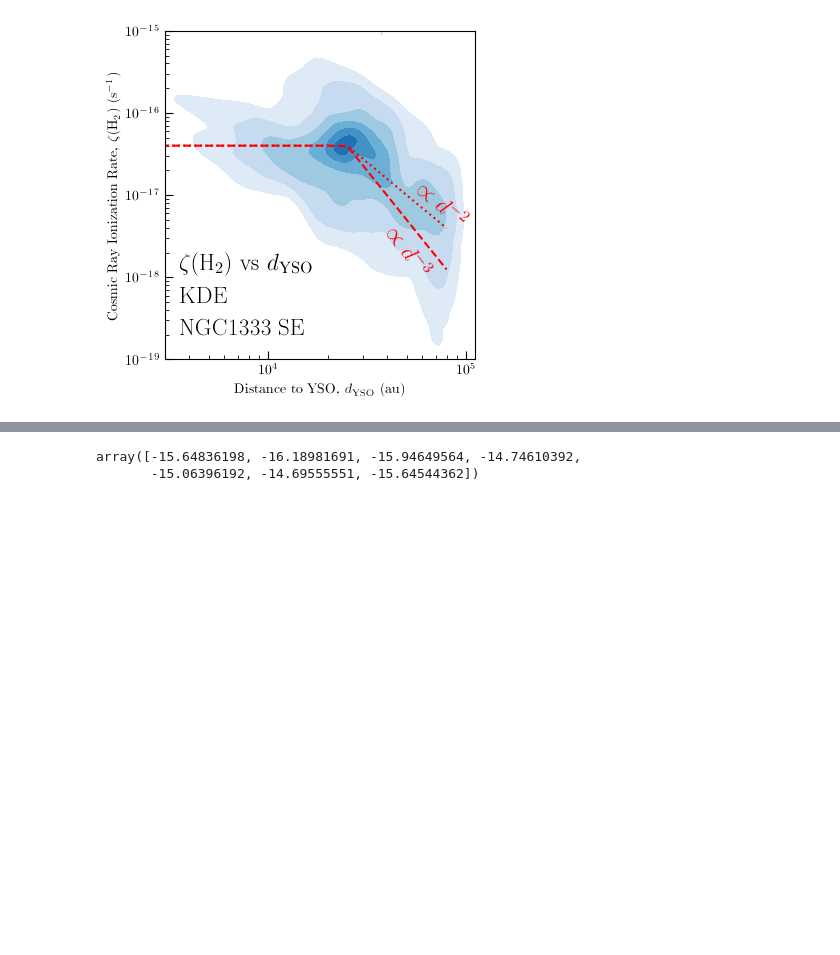
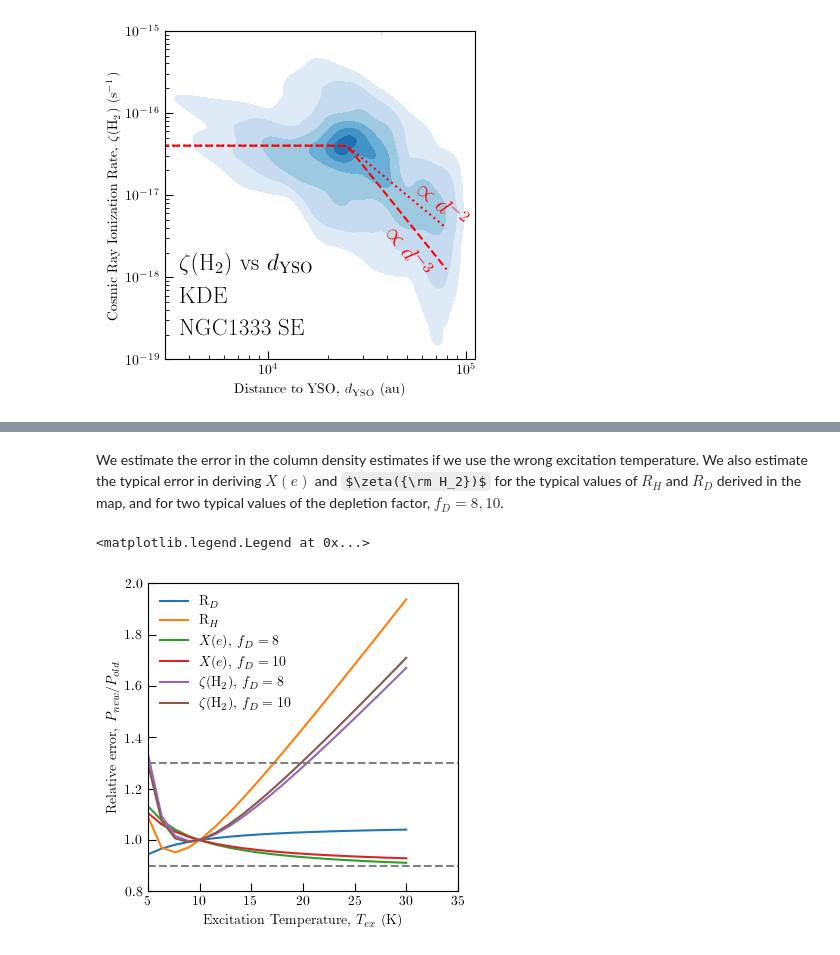
Before and after one commit to jpinedaf/NGC1333_NOEMA_Ions, a Jupyter notebook: NGC1333_Ions_Calculations.ipynb, the cells around one changed output, grey strips where cells are left out. Saved outputs shown, nothing was run; the diff lists cells and outputs as text; code cells hidden in the pictures; some formulas as TeX source; blank space fills up the shorter version.

```diff
--- a/NGC1333_Ions_Calculations.ipynb
+++ b/NGC1333_Ions_Calculations.ipynb
@@ -1438,5 +1390,3 @@ plt.scatter(Lbol_list, CRIR_list)
-# %%
-CRIR_list
-# %% [output]
-array([-15.64836198, -16.18981691, -15.94649564, -14.74610392,
-       -15.06396192, -14.69555551, -15.64544362])
+# %% [markdown]
+We estimate the error in the column density estimates if we use the wrong excitation temperature.
+We also estimate the typical error in deriving $X(e)$ and $\zeta({\rm H_2})$ for the typical values of $R_H$ and $R_D$ derived in the map, and for two typical values of the depletion factor, $f_D=8, 10$.
@@ -1442,0 +1423,24 @@ array([-15.64836198, -16.18981691, -15.94649564, -14.74610392,
+# %%
+fig, ax = plt.subplots(figsize=(4, 4))
+
+ax.plot(Tex_sample, RD_sample / RD_0, label=r'R$_D$')
+ax.plot(Tex_sample, RH_sample / RH_0, label=r'R$_H$')
+#
+ax.plot(Tex_sample, xe_fd_sample_8 / xe_fd_8, label=r'$X(e)$, $f_D=8$')
+ax.plot(Tex_sample, xe_fd_sample_10 / xe_fd_10, label=r'$X(e)$, $f_D=10$')
+
+#
+ax.plot(Tex_sample, zeta_fd_sample_8 / zeta_fd_8, label=r'$\zeta({\rm H_2})$, $f_D=8$')
+ax.plot(Tex_sample, zeta_fd_sample_10 / zeta_fd_10, label=r'$\zeta({\rm H_2})$, $f_D=10$')
+
+ax.set_xlim([5, 35])
+ax.set_ylim([0.8, 2])
+
+ax.set_xlabel(r"Excitation Temperature, $T_{ex}$ (K)")
+ax.set_ylabel(r"Relative error, $P_{new}/P_{old}$")
+ax.hlines(0.9, 5, 35, linestyle='--', color='gray')
+ax.hlines(1.3, 5, 35, linestyle='--', color='gray')
+plt.legend(frameon=False, loc=2)
+# %% [output]
+<matplotlib.legend.Legend at 0x...>
+[figure, added]
```
Also changed, not shown: parts of 14 cells of this notebook, 24 other files.
